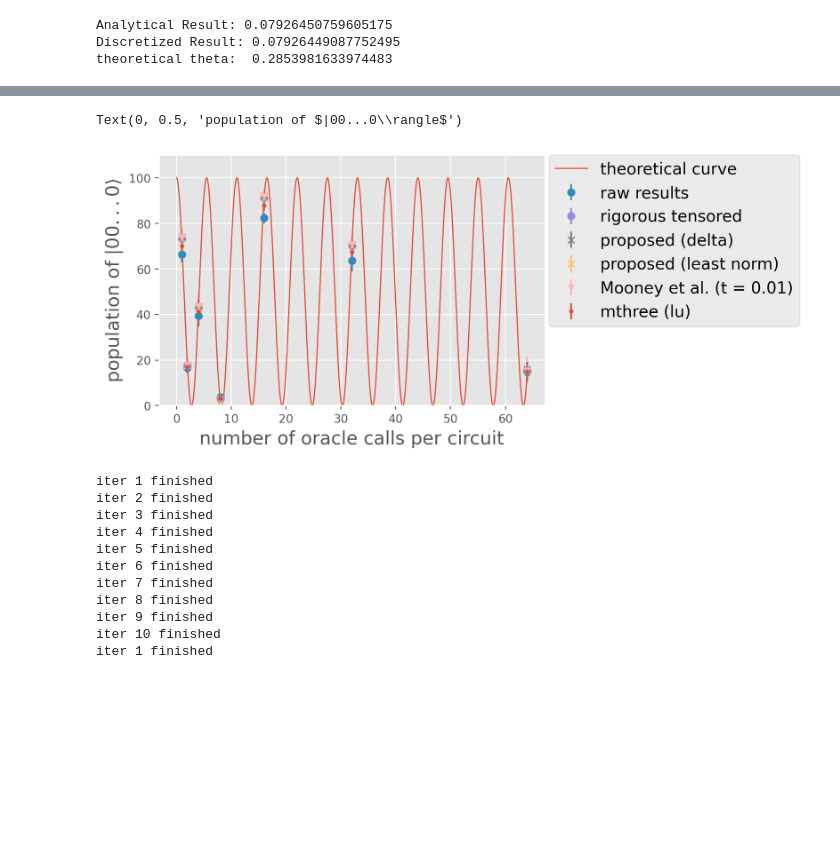
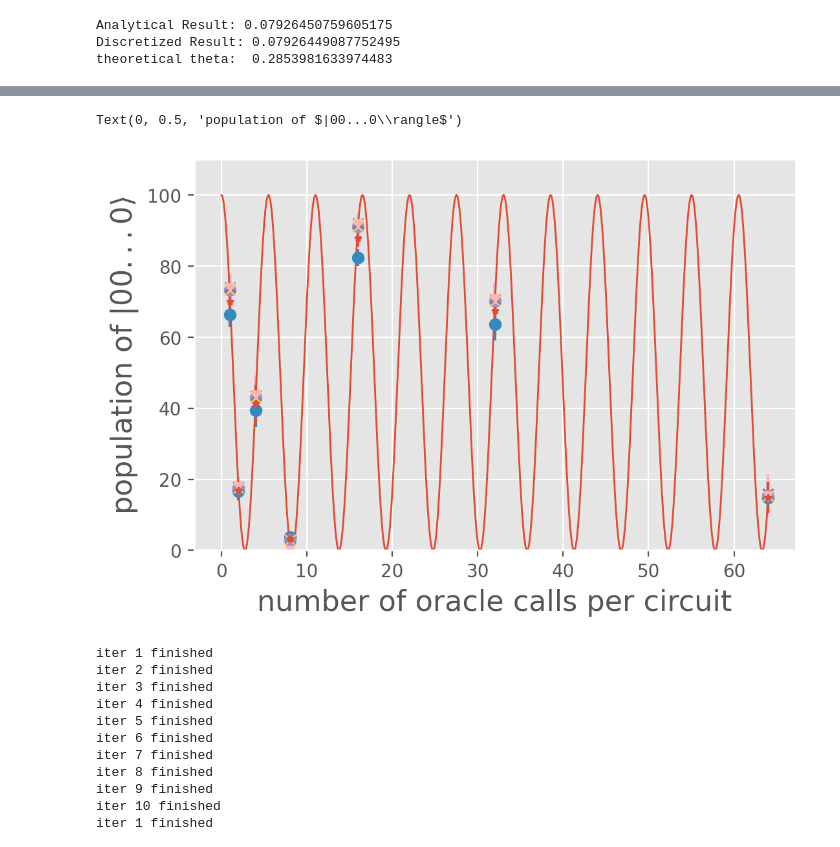
Before and after one commit to BOBO1997/master_thesis, a Jupyter notebook: test_libs_qrem/modified_grover/n10_1over2/p001_q001/grover100_cal8192/analysis_modified.ipynb, the cells around one changed output, grey strips where cells are left out. Saved outputs shown, nothing was run; the diff lists cells and outputs as text; code cells hidden in the pictures; blank space fills up the shorter version.

Commit message:
modified figures

```diff
--- a/test_libs_qrem/modified_grover/n10_1over2/p001_q001/grover100_cal8192/analysis_modified.ipynb
+++ b/test_libs_qrem/modified_grover/n10_1over2/p001_q001/grover100_cal8192/analysis_modified.ipynb
@@ -87,27 +106,27 @@ stddev_mthree_lu_hit_list = np.std(np.asarray(mthree_lu_hit_list_list) * shots,
 # %%
 divide = 10000
 plt.figure(dpi=200)
 plt.plot(np.linspace(0,number_grover_list[-1], divide),
          shots * np.cos(2 * np.linspace(0,number_grover_list[-1], divide) * np.arcsin(np.sqrt(discretizedResult))) ** 2,
          label="theoretical curve", color="C0", lw=1)
 plt.errorbar(number_grover_list, mean_raw_hit_list, stddev_raw_hit_list, linestyle='None', marker="o", label="raw results", color="C1", markersize=6)
 plt.errorbar(number_grover_list, mean_ignis_hit_list, stddev_ignis_hit_list, linestyle='None', marker="o", label="rigorous tensored", color="C2", markersize=6)
 plt.errorbar(number_grover_list, mean_delta_hit_list, stddev_delta_hit_list, linestyle='None',  marker="x", label="proposed (delta)", color="C3", markersize=6)
 plt.errorbar(number_grover_list, mean_lnp_hit_list, stddev_lnp_hit_list, linestyle='None',  marker="x", label="proposed (least norm)", color="C4", markersize=6)
 # plt.errorbar(number_grover_list, mean_mooney01_hit_list, stddev_mooney01_hit_list, linestyle='None',  marker="v", label="Mooney et al. (threshold = 0.1)", color="C5", markersize=4)
 plt.errorbar(number_grover_list, mean_mooney001_hit_list, stddev_mooney001_hit_list, linestyle='None', marker="v", label="Mooney et al. (t = 0.01)", color="C6", markersize=4)
 # plt.errorbar(number_grover_list, mean_nation_lu_hit_list, stddev_nation_lu_hit_list, linestyle='None', marker="^", label="Nation et al. (lu)", color="C7", markersize=4)
 # plt.errorbar(number_grover_list, mean_nation_bicgstab_hit_list, stddev_nation_bicgstab_hit_list, linestyle='None', marker="^", label="Nation et al. (bicgstab)", color="C8", markersize=4)
 plt.errorbar(number_grover_list, mean_mthree_lu_hit_list, stddev_mthree_lu_hit_list, linestyle='None', marker="*", label="mthree (lu)", color="C7", markersize=4)
 # plt.errorbar(number_grover_list, mean_mthree_gmres_hit_list, stddev_mthree_gmres_hit_list, linestyle='None', marker="*", label="mthree (gmres)", color="C8", markersize=2)
-plt.legend(bbox_to_anchor=(1.01, 1), loc='upper left', borderaxespad=0, fontsize=14)
+# plt.legend(bbox_to_anchor=(1.01, 1), loc='upper left', borderaxespad=0, fontsize=14)
 plt.ylim(0, 110)
 # plt.title(r"10-qubit, $b_{max}=1/2$, 100 shots, $p(0|1)=p(1|0)=0.01$")
 plt.xlabel(r"number of oracle calls per circuit", fontsize=16)
 plt.ylabel(r"population of $|00...0\rangle$", fontsize=16)
 # %% [output]
 Text(0, 0.5, 'population of $|00...0\\rangle$')
-[figure, old version]
+[figure, new version]
 # %%
 thetaCandidate_raw_list_list = []
 for iter_count, raw_hit_list in enumerate(raw_hit_list_list):
```
Also changed, not shown: parts of 2 cells of this notebook, 12 other files.
